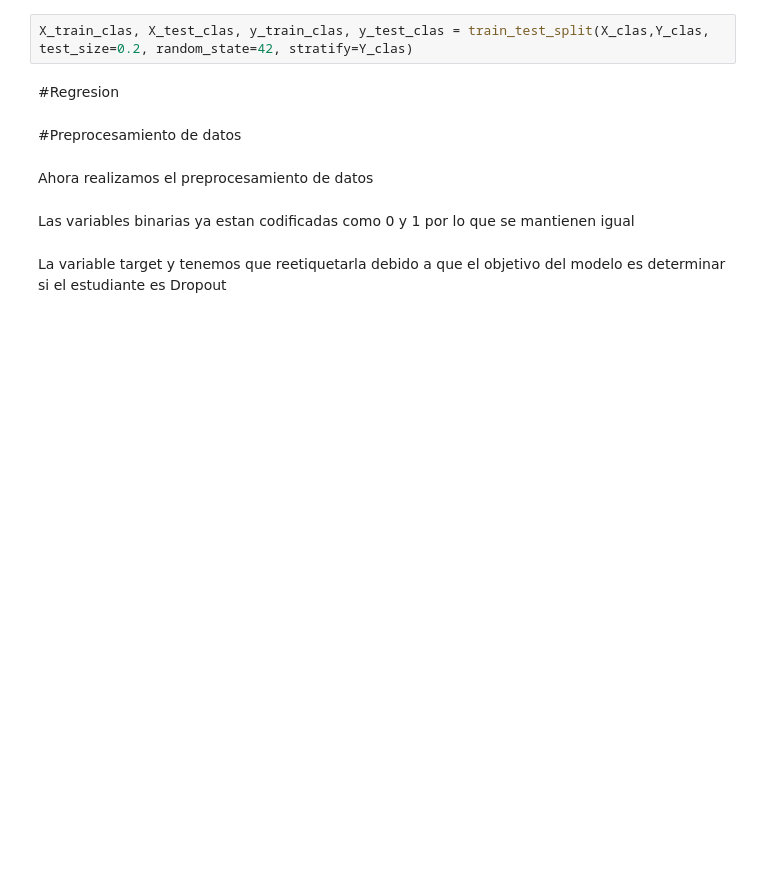
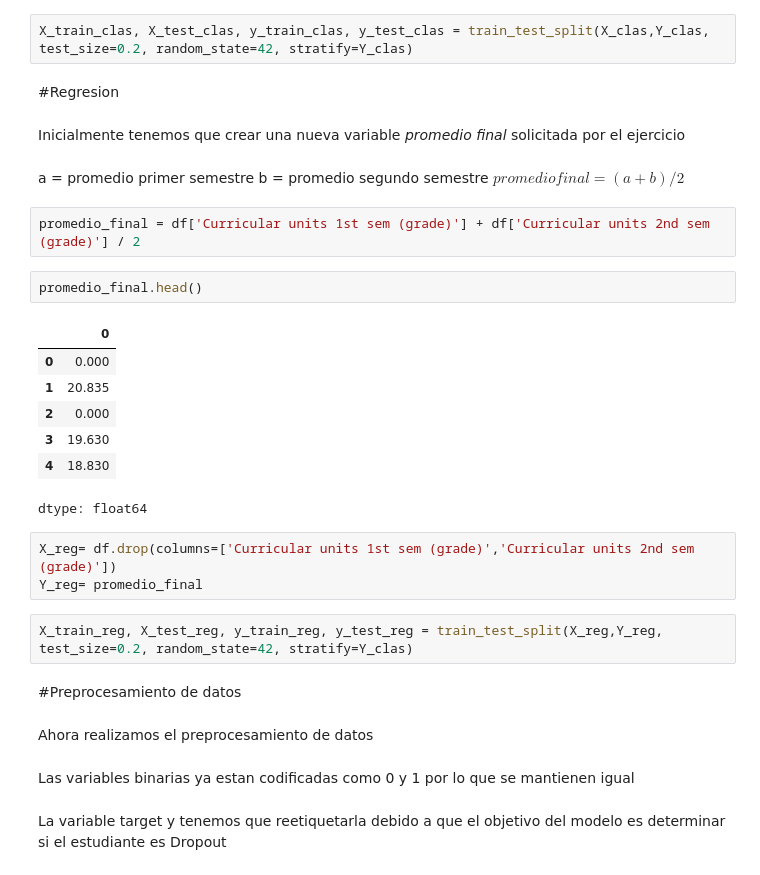
Before and after one commit to Hypotermya/ML_Mini_Proyecto_1, a Jupyter notebook: _sources/notebooks.ipynb, the cells around one changed output. Saved outputs shown, nothing was run; the diff lists cells and outputs as text; blank space fills up the shorter version.

```diff
--- a/_sources/notebooks.ipynb
+++ b/_sources/notebooks.ipynb
@@ -399,6 +327,29 @@ Y_clas=df_copy['Target']
 X_train_clas, X_test_clas, y_train_clas, y_test_clas = train_test_split(X_clas,Y_clas, test_size=0.2, random_state=42, stratify=Y_clas)
 # %% [markdown]
 #Regresion
+# %% [markdown]
+Inicialmente tenemos que crear una nueva variable *promedio final* solicitada por el ejercicio
+# %% [markdown]
+a = promedio primer semestre
+b = promedio segundo semestre
+$promedio final = (a+b)/2$
+# %%
+promedio_final = df['Curricular units 1st sem (grade)'] + df['Curricular units 2nd sem (grade)'] / 2
+# %%
+promedio_final.head()
+# %% [output]
+|  | 0 |
+| 0 | 0.000 |
+| 1 | 20.835 |
+| 2 | 0.000 |
+| 3 | 19.630 |
+| 4 | 18.830 |
+dtype: float64
+# %%
+X_reg= df.drop(columns=['Curricular units 1st sem (grade)','Curricular units 2nd sem (grade)'])
+Y_reg= promedio_final
+# %%
+X_train_reg, X_test_reg, y_train_reg, y_test_reg = train_test_split(X_reg,Y_reg, test_size=0.2, random_state=42, stratify=Y_clas)
 # %% [markdown]
 #Preprocesamiento de datos
 # %% [markdown]
```
Also changed, not shown: parts of 15 cells of this notebook, 7 other files.
